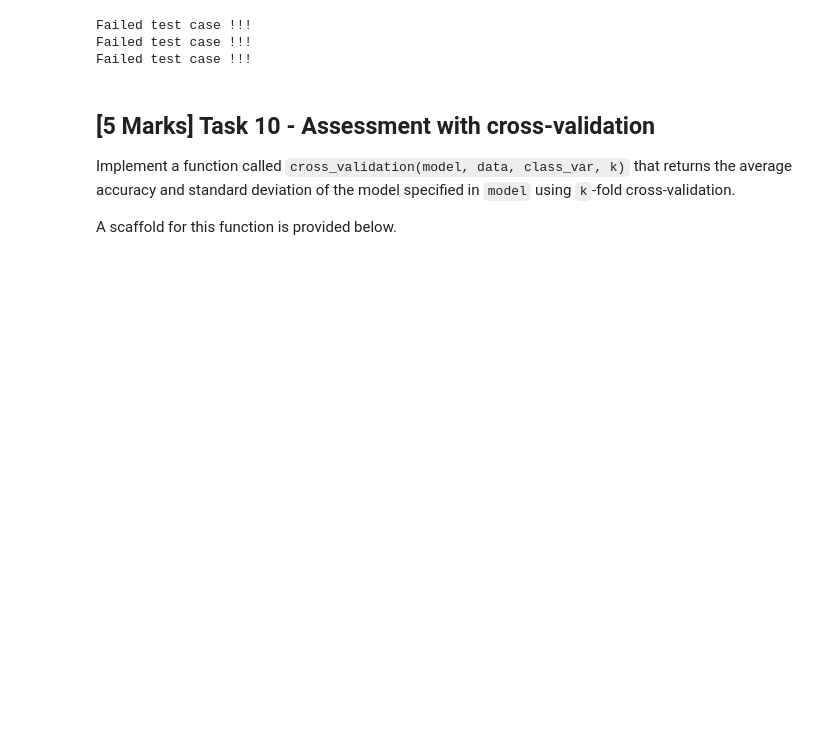
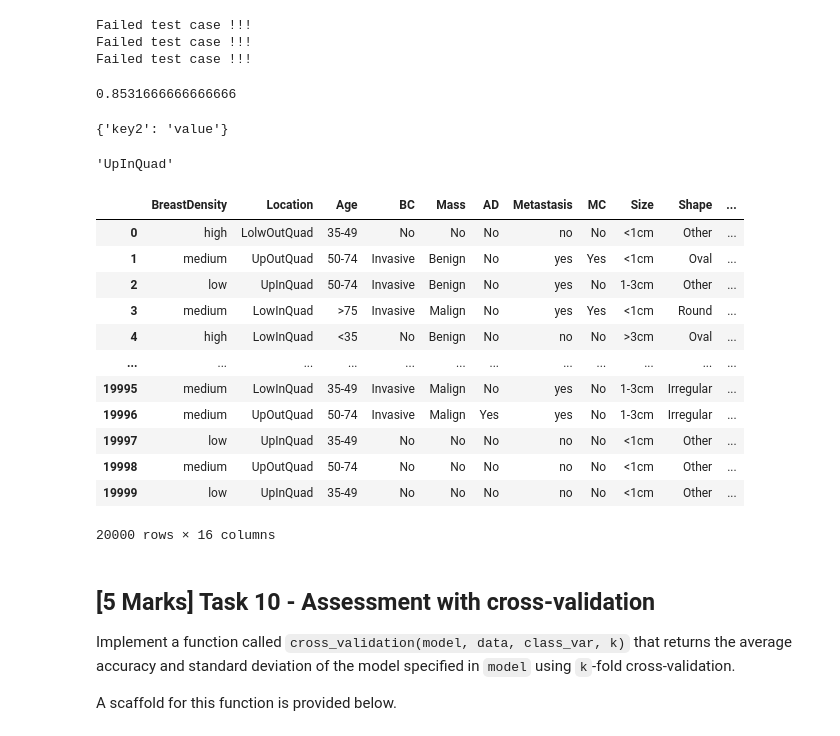
Before and after one commit to Iwan-LMX/Breast-cancer-classifier, a Jupyter notebook: COMP9418 - Assignment 1 - Bayesian Network, Naïve Bayes and TAN Bayes Classifiers.ipynb, the cells around one changed output. Drawn from its saved outputs; the diff is of its cells as text; code cells hidden in the pictures; blank space fills up the shorter version.

```diff
--- a/COMP9418 - Assignment 1 - Bayesian Network, Naïve Bayes and TAN Bayes Classifiers.ipynb
+++ b/COMP9418 - Assignment 1 - Bayesian Network, Naïve Bayes and TAN Bayes Classifiers.ipynb
@@ -748,6 +739,36 @@ _test(abs(acc-0.9006) < 0.001)
 Failed test case !!!
 Failed test case !!!
 Failed test case !!!
+# %%
+acc
+# %% [output]
+0.8531666666666666
+# %%
+my_dict = {"key1": 42, "key2": "value"}
+del my_dict["key1"]
+my_dict
+# %% [output]
+{'key2': 'value'}
+# %%
+row[1]
+# %% [output]
+'UpInQuad'
+# %%
+data
+# %% [output]
+|  | BreastDensity | Location | Age | BC | Mass | AD | Metastasis | MC | Size | Shape | ... |
+| 0 | high | LolwOutQuad | 35-49 | No | No | No | no | No | <1cm | Other | ... |
+| 1 | medium | UpOutQuad | 50-74 | Invasive | Benign | No | yes | Yes | <1cm | Oval | ... |
+| 2 | low | UpInQuad | 50-74 | Invasive | Benign | No | yes | No | 1-3cm | Other | ... |
+| 3 | medium | LowInQuad | >75 | Invasive | Malign | No | yes | Yes | <1cm | Round | ... |
+| 4 | high | LowInQuad | <35 | No | Benign | No | no | No | >3cm | Oval | ... |
+| ... | ... | ... | ... | ... | ... | ... | ... | ... | ... | ... | ... |
+| 19995 | medium | LowInQuad | 35-49 | Invasive | Malign | No | yes | No | 1-3cm | Irregular | ... |
+| 19996 | medium | UpOutQuad | 50-74 | Invasive | Malign | Yes | yes | No | 1-3cm | Irregular | ... |
+| 19997 | low | UpInQuad | 35-49 | No | No | No | no | No | <1cm | Other | ... |
+| 19998 | medium | UpOutQuad | 50-74 | No | No | No | no | No | <1cm | Other | ... |
+| 19999 | low | UpInQuad | 35-49 | No | No | No | no | No | <1cm | Other | ... |
+20000 rows × 16 columns
 # %% [markdown]
 ## [5 Marks] Task 10 - Assessment with cross-validation
 
```
Also changed, not shown: parts of 3 cells of this notebook.
